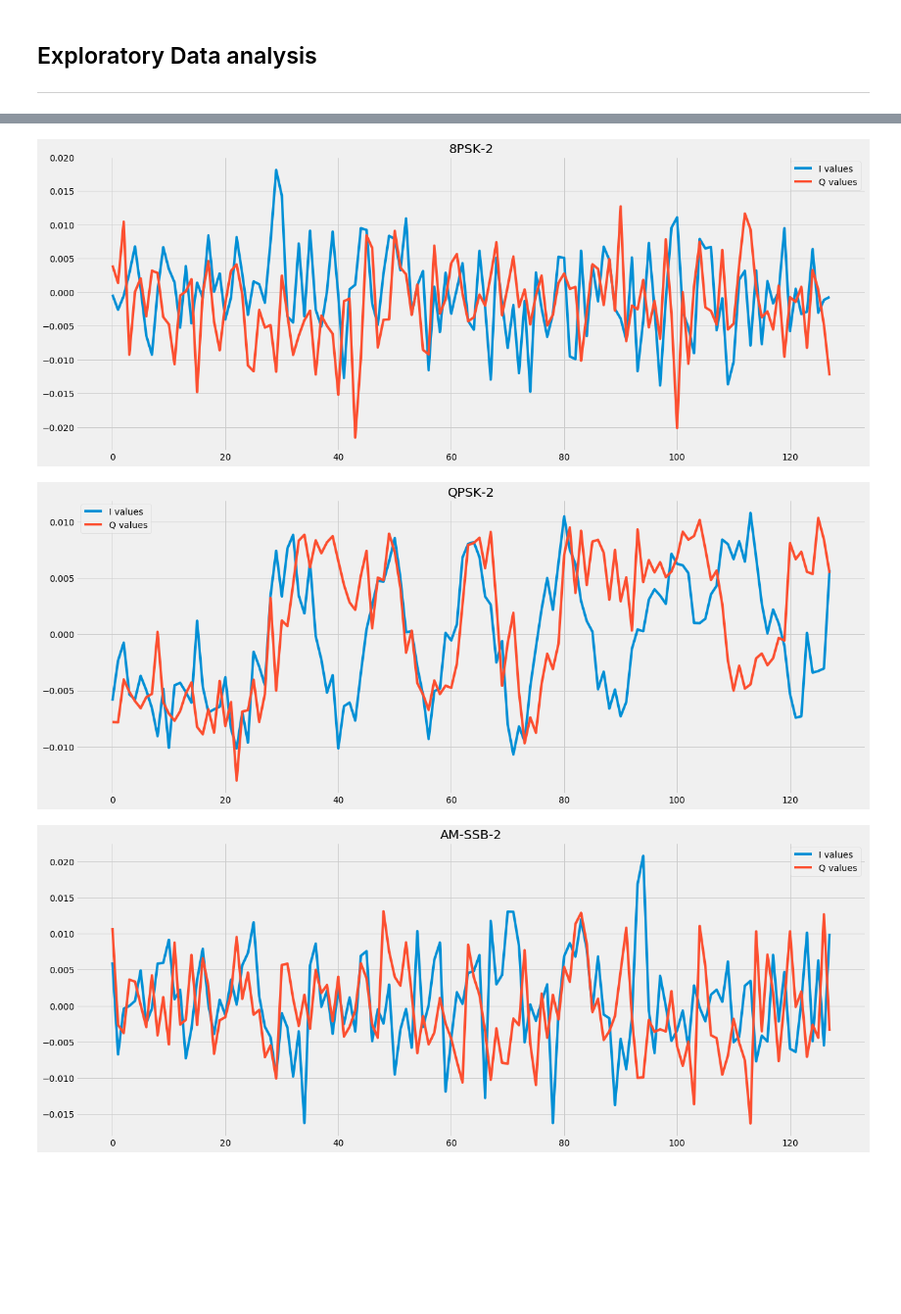
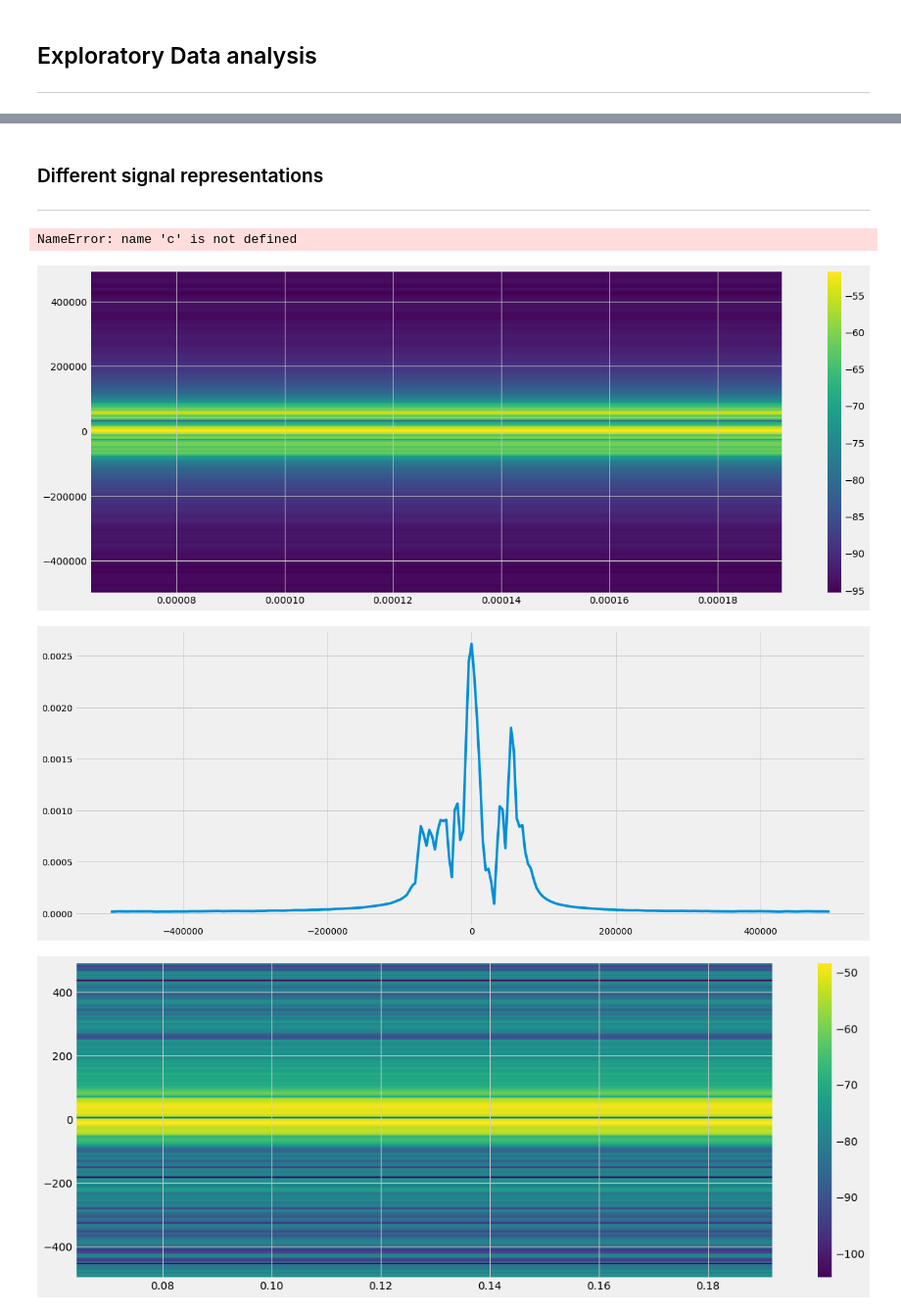
Before and after one commit to dsaharia/BTP-1-modulation_classification, a Jupyter notebook: Notebooks/00_basics_2016.10A.ipynb, the cells around one changed output, grey strips where cells are left out. Shown: that part at 98% size. Cells and saved outputs as stored; diff of their text form; code cells hidden in the pictures; blank space fills up the shorter version.

Commit message:
plotting functions created

```diff
--- a/Notebooks/00_basics_2016.10A.ipynb
+++ b/Notebooks/00_basics_2016.10A.ipynb
@@ -7,7 +11,7 @@ import pickle
 import numpy as np
 import pandas as pd
 import matplotlib.pyplot as plt
-plt.rcParams["figure.figsize"] = (20,8)
+plt.rcParams["figure.figsize"] = (18,7)
 plt.rcParams.update({'font.size': 15})
 plt.style.use('fivethirtyeight')
 # %%
@@ -44,8 +41,52 @@ plt.scatter(i,q)
+# %% [markdown]
+### Different signal representations
+---
+# %%
+def plot_data(samples, mod_name, SNR, plot_type="iq"):
+    I_values = samples[0]
+    Q_values = samples[1]
+    signal = I_values + 1j * Q_values
+    if plot_type == "iq":
+        plt.plot(I_values, label="I values", c='r', linewidth=3, alpha=0.75)
+        plt.plot(Q_values, label="Q values", linewidth=3, alpha=0.75)
+        plt.plot(np.abs(signal), label="Amplitude", c='b', linewidth=4, alpha=0.85)
+        plt.title(f"{mod_name}-{str(SNR)}")
+        plt.legend()
+        plt.show()
+    if plot_type == "ph_amp":
+        plt.subplot(1,2,1)
+        plt.suptitle("Amplitude and Phase Vs Time")
+        plt.plot(np.abs(signal), label="Amplitude", c='b', linewidth=3, alpha=0.75)
+        plt.legend()
+        plt.subplot(1,2,2)
+        plt.plot(np.angle(signal), label="Phase", c='g', linewidth=3, alpha=0.75)
+        plt.legend()
+        plt.show()
+    if plot_type == "spec":
+        spec = plt.specgram(signal,  Fs=1000, mode='magnitude')
+        plt.colorbar()
+        plt.show()
+# %%
+d = plt.magnitude_spectrum(c, Fs=1000)
+plt.show()
+# %% [output]
+NameError: name 'c' is not defined
+# %%
+ex = data[("QAM16", 18)][0]
+i = ex[0]
+q = ex[1]
+c = i + 1j * q
+s = plt.specgram(c,  Fs=1000000, mode='magnitude')
+plt.colorbar()
+plt.show()
+plt.plot(s[1], s[0])
+plt.show()
+# %% [output]
+[figure, added]
+[figure, added]
 # %%
-plot_IQ_graph(data[("8PSK", 2)][0], "8PSK", 2)
-plot_IQ_graph(data[("QPSK", 2)][0], "QPSK", 2)
-plot_IQ_graph(data[("AM-SSB", 2)][0], "AM-SSB", 2)
+plot_data(data[("QPSK", 10)][0], "AM-SSB", 10, "spec")
+# plot_data(data[("QPSK", 2)][0], "QPSK", 2)
+# plot_data(data[("AM-SSB", 2)][0], "AM-SSB", 2)
 # %% [output]
-[figure, old version]
+[figure, new version]
-[figure, removed]
-[figure, removed]
```
Also changed, not shown: parts of 10 cells of this notebook.
